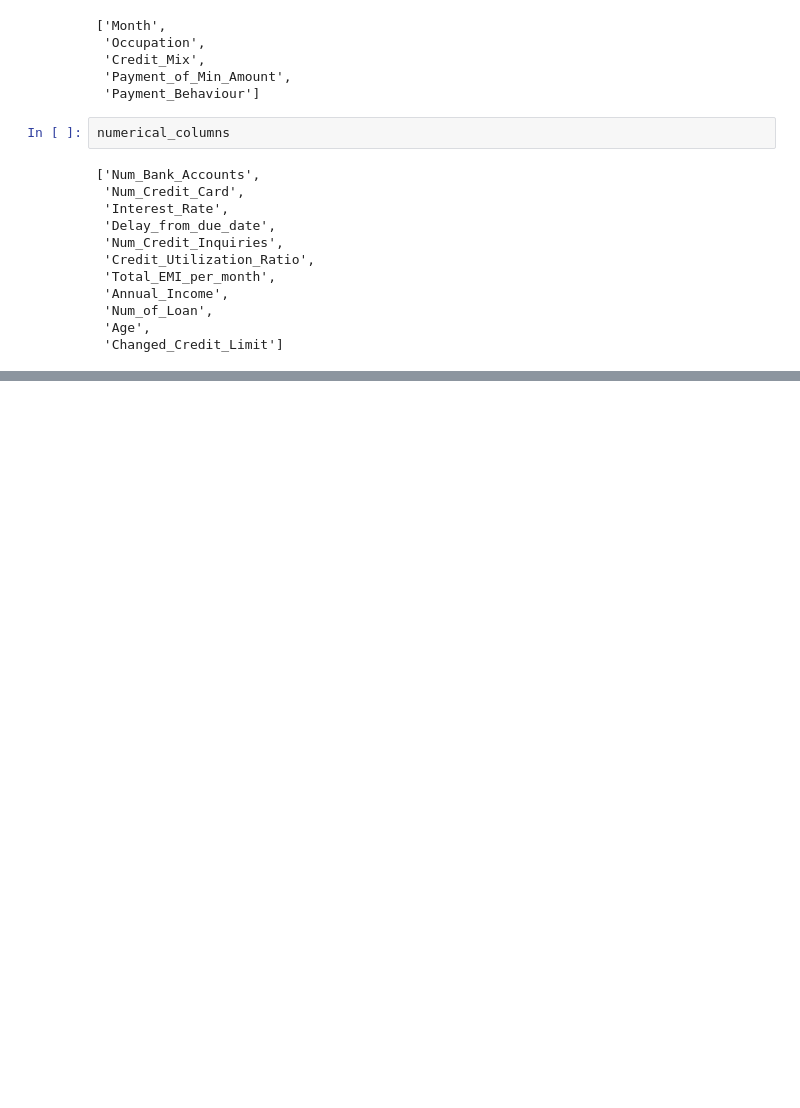
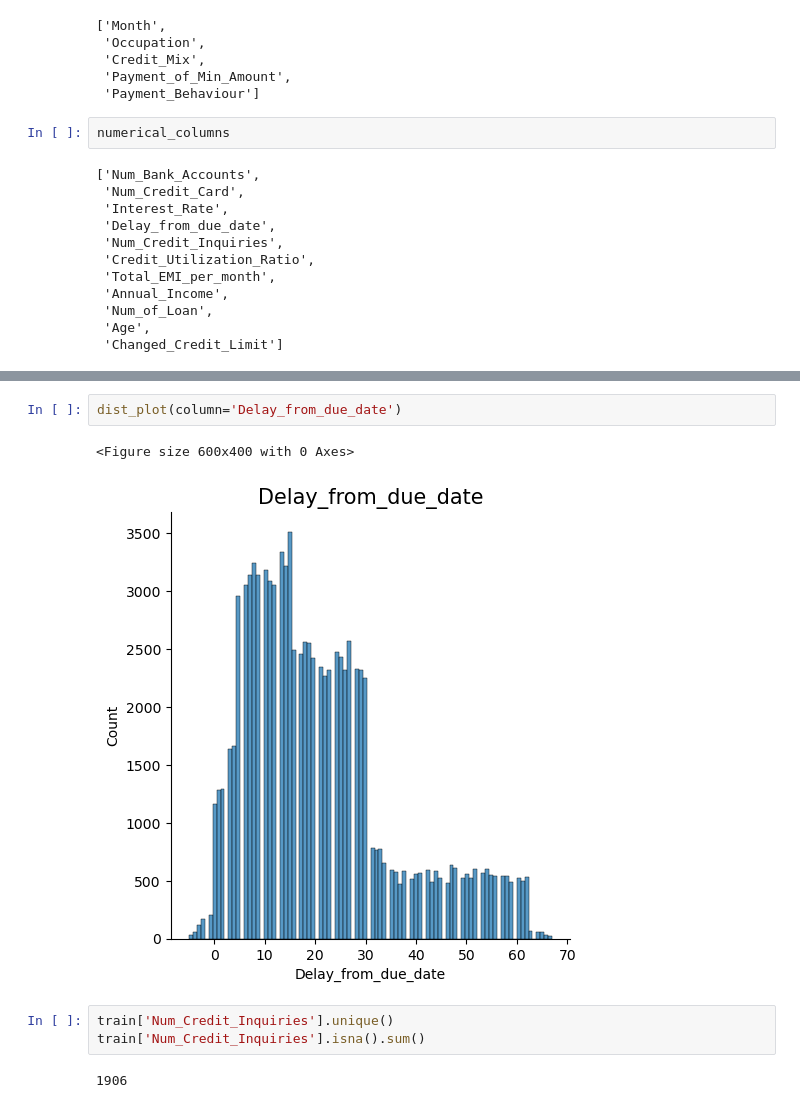
Before and after one commit to SaitejSamudrala/Credit-Score-Classification, a Jupyter notebook: src/main.ipynb, the cells around one changed output, grey strips where cells are left out. Saved outputs shown, nothing was run; the diff lists cells and outputs as text; blank space fills up the shorter version.

```diff
--- a/src/main.ipynb
+++ b/src/main.ipynb
@@ -864,0 +929,10 @@ numerical_columns
+# %%
+dist_plot(column='Delay_from_due_date')
+# %% [output]
+<Figure size 600x400 with 0 Axes>
+[figure, added]
+# %%
+train['Num_Credit_Inquiries'].unique()
+train['Num_Credit_Inquiries'].isna().sum()
+# %% [output]
+1906
```
Also changed, not shown: parts of 17 cells of this notebook.
